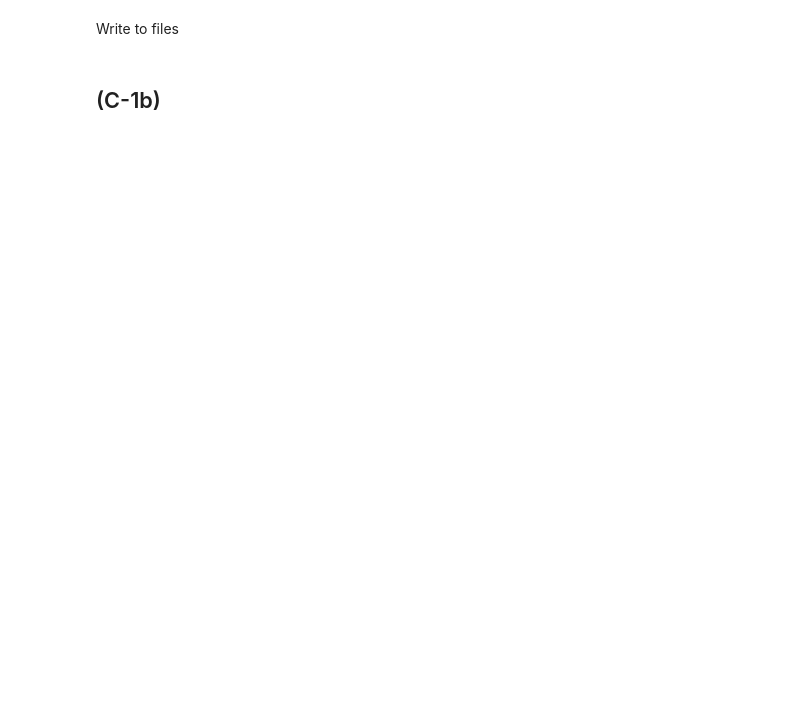
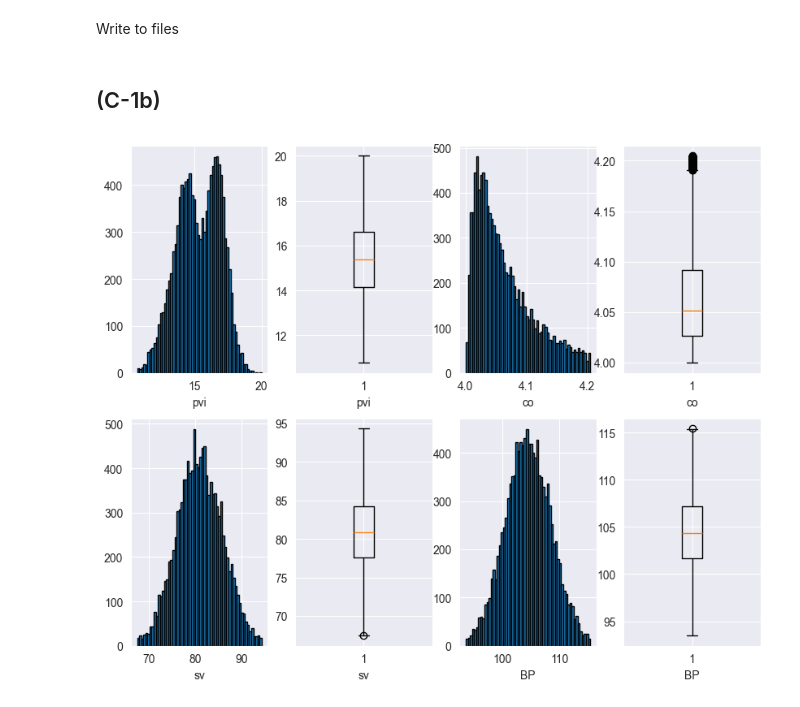
Before and after one commit to Yuraj1/iau_projects, a Jupyter notebook: iak1p.ipynb, the cells around one changed output. Saved outputs shown, nothing was run; the diff lists cells and outputs as text; code cells hidden in the pictures; blank space fills up the shorter version.

```diff
--- a/iak1p.ipynb
+++ b/iak1p.ipynb
@@ -216,3 +261,59 @@ station.to_csv("station_clean.csv", index=False, sep='\t')
 patient.to_csv("patient_clean.csv", index=False, sep='\t')
 # %% [markdown]
 ## (C-1b)
+# %%
+def identify_outliers(a):
+    lower = a.quantile(0.25) - 1.5 * stats.iqr(a)
+    upper = a.quantile(0.75) + 1.5 * stats.iqr(a)
+
+    return a[(a > upper) | (a < lower)]
+# %%
+co_out = identify_outliers(co)
+co = co.drop(co_out.index)
+
+pvi_out = identify_outliers(pvi)
+pvi = pvi.drop(pvi_out.index)
+
+sv_out = identify_outliers(sv)
+sv = sv.drop(sv_out.index)
+
+bp_out = identify_outliers(bp)
+bp = bp.drop(bp_out.index)
+# %%
+plt.figure(figsize=(10, 8))
+plt.subplot(2, 4, 1)
+plt.hist(pvi, bins=60, edgecolor="black")
+plt.xlabel("pvi")
+
+plt.subplot(2, 4, 2)
+plt.boxplot(pvi)
+plt.xlabel("pvi")
+
+plt.subplot(2, 4, 3)
+plt.hist(co, bins=60, edgecolor="black")
+plt.xlabel("co")
+
+plt.subplot(2, 4, 4)
+plt.boxplot(co)
+plt.xlabel("co")
+
+plt.subplot(2, 4, 5)
+plt.hist(sv, bins=60, edgecolor="black")
+plt.xlabel("sv")
+
+plt.subplot(2, 4, 6)
+plt.boxplot(sv)
+plt.xlabel("sv")
+
+plt.subplot(2, 4, 7)
+plt.hist(bp, bins=60, edgecolor="black")
+plt.xlabel("BP")
+
+plt.subplot(2, 4, 8)
+plt.boxplot(bp)
+plt.xlabel("BP")
+
+
+plt.show()
+# %% [output]
+[figure, added]
```
Also changed, not shown: parts of 20 cells of this notebook.
